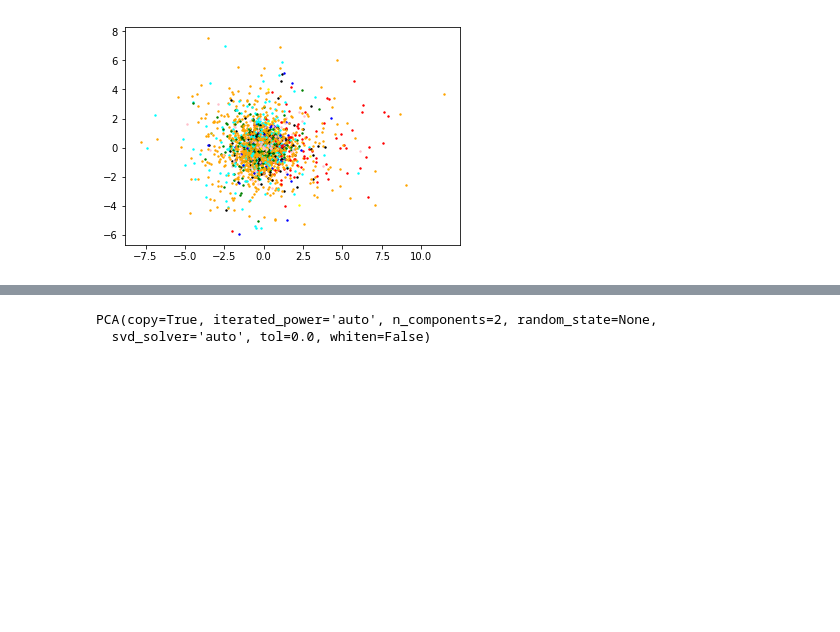
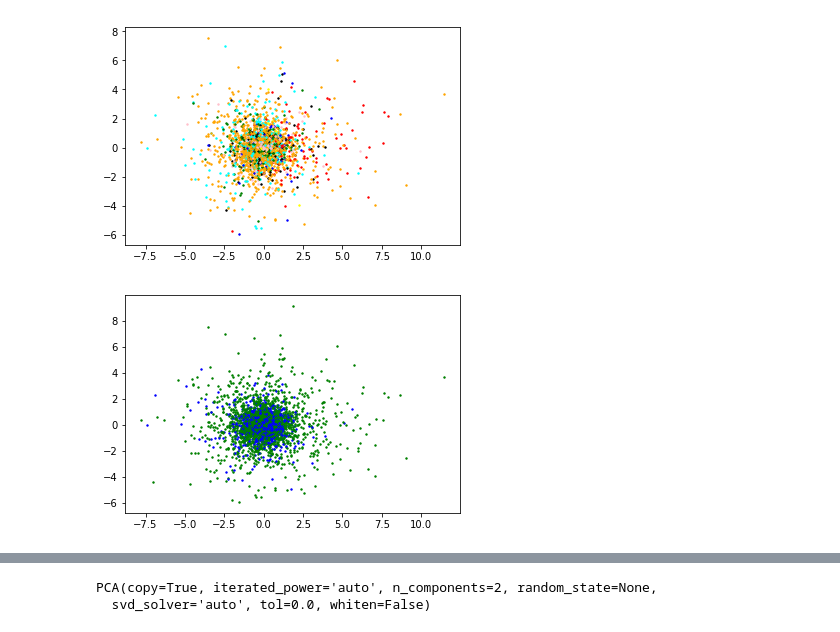
Before and after one commit to c3duan/Steam-Engagement-Predictor, a Jupyter notebook: Latent_Space_Visualization.ipynb, the cells around one changed output, grey strips where cells are left out. Drawn from its saved outputs; the diff is of its cells as text; code cells hidden in the pictures; blank space fills up the shorter version.

```diff
--- a/Latent_Space_Visualization.ipynb
+++ b/Latent_Space_Visualization.ipynb
@@ -153,6 +153,11 @@ fig, ax = plt.subplots()
 plotGenreItems(ax.scatter, purchased_itemGamma_pca)
 # %% [output]
 [figure]
+# %%
+fig, ax = plt.subplots()
+plotPlaytimeItems(ax.scatter, purchased_itemGamma_pca)
+# %% [output]
+[figure, added]
 # %%
 fig, ax = plt.subplots()
 plotPopularityItems(ax.scatter, purchased_itemGamma_pca)
```
Also changed, not shown: parts of 14 cells of this notebook, 1 other file.
